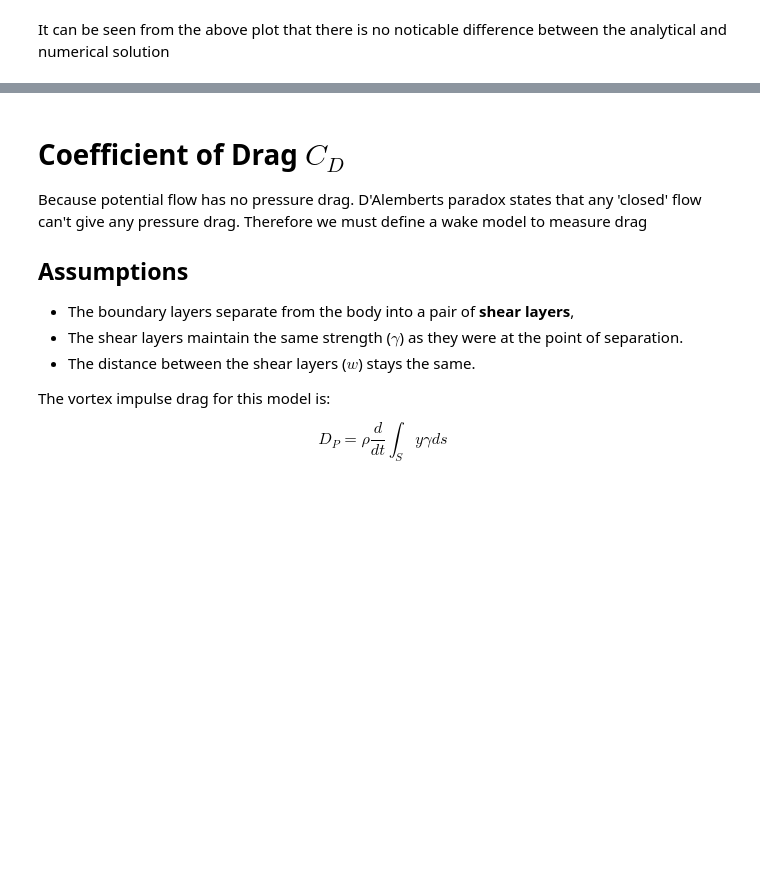
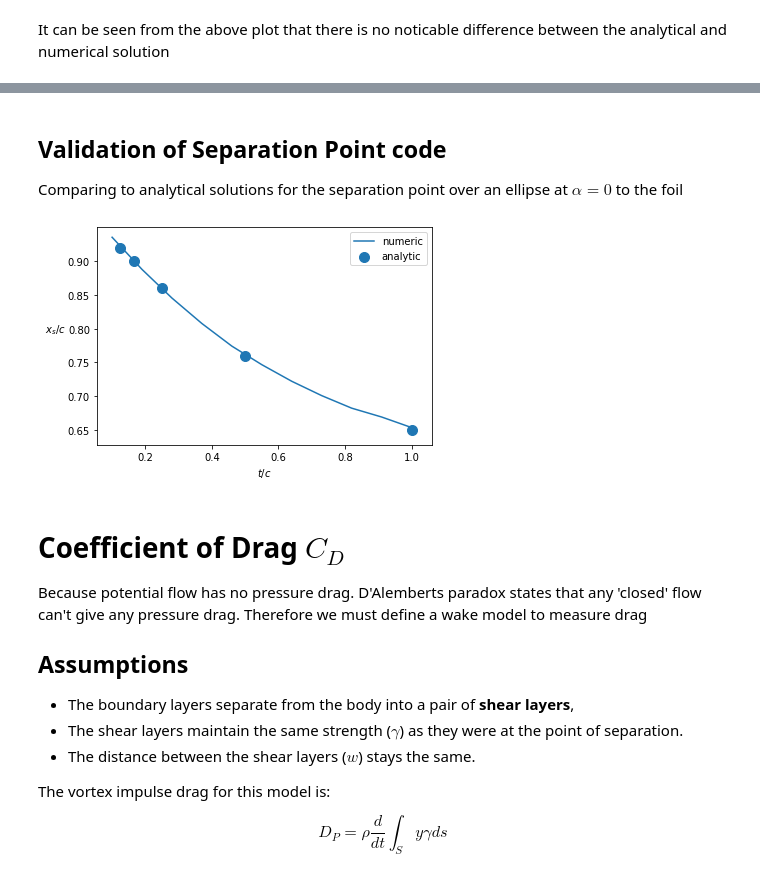
Before and after one commit to weymouth/MarineHydro, a Jupyter notebook: PostProcessing.ipynb, the cells around one changed output, grey strips where cells are left out. Drawn from its saved outputs; the diff is of its cells as text; code cells hidden in the pictures; blank space fills up the shorter version.

Commit message:
Different top and bottom separation points

```diff
--- a/PostProcessing.ipynb
+++ b/PostProcessing.ipynb
@@ -107,3 +151,37 @@ It can be seen from the above plot that there is no noticable difference between
+# %% [markdown]
+## Validation of Separation Point code
+
+Comparing to analytical solutions for the separation point over an ellipse at $\alpha = 0$ to the foil
+# %%
+@np.vectorize
+def ellipse_sep(t_c, N=64):
+    """ Calculate the separation point along the top of an ellipse aligned with the flow
+
+    Inputs:
+    t_c    -- the ellipse thickness/chord value
+    N      -- the number of panels to create the ellipse with
+
+    Outputs:
+    The location of the separation point along the top of the ellipse
+
+    Example:
+    print(ellipse_sep(0.5, N=64))
+    """
+    ellipse=vp.make_ellipse(N, t_c)
+    ellipse.solve_gamma_O2()
+    top_sep, _ = find_sep(ellipse)
+    return top_sep
+
+t_c = np.linspace(0.1,1,11)
+plt.plot(t_c,ellipse_sep(t_c), label='numeric')
+plt.scatter([1,1./2.,1./4.,1./6.,1./8.],
+            [0.65,0.76,0.86,0.90,0.92],
+            s=100, label='analytic')
+plt.legend()
+plt.xlabel(r'$t/c$')
+plt.ylabel(r'$x_s/c$', rotation=0, labelpad=12);
+# %% [output]
+[figure, added]
 # %% [markdown]
 # Coefficient of Drag $C_D$
 
```
Also changed, not shown: parts of 6 cells of this notebook, 2 other files.
